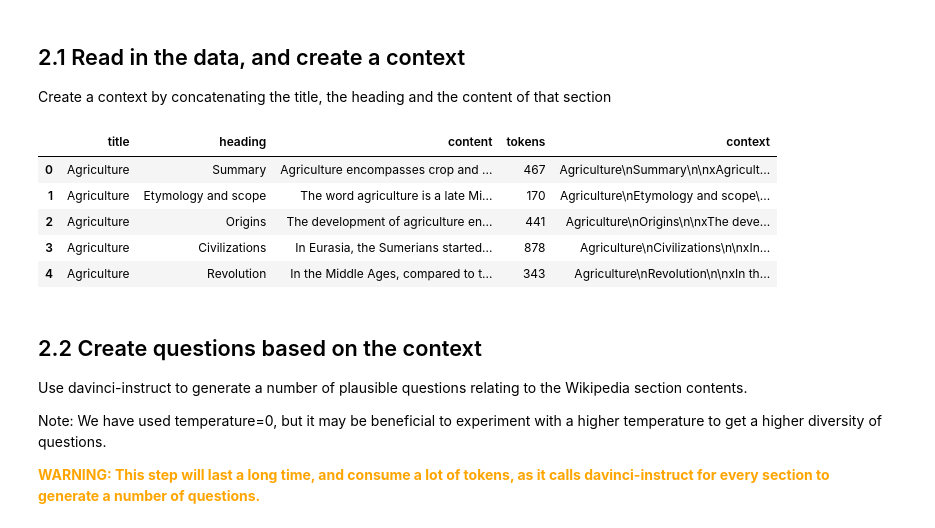
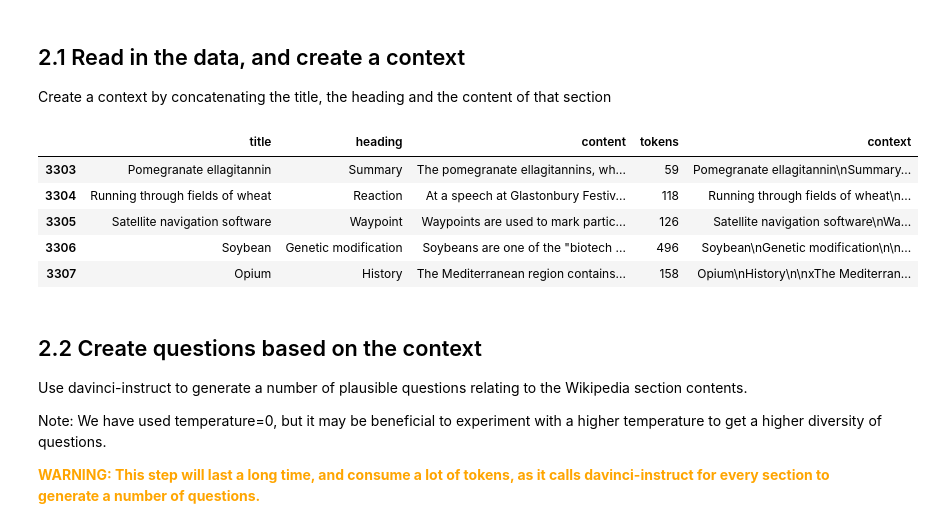
Before and after one commit to kuchiPie/Krishi-Guru, a Jupyter notebook: openai/olympics-2-create-qa.ipynb, the cells around one changed output. Saved outputs shown, nothing was run; the diff lists cells and outputs as text; code cells hidden in the pictures.

```diff
--- a/openai/olympics-2-create-qa.ipynb
+++ b/openai/olympics-2-create-qa.ipynb
@@ -12,17 +12,17 @@ We're using the dataset created using the [previous notebook](olympics-1-collect
 Create a context by concatenating the title, the heading and the content of that section
 # %%
 import pandas as pd
-df = pd.read_csv('./data/agricultural_sections.csv')
+df = pd.read_csv('./data/data_splitted2.csv', index_col = [0])
 df['context'] = df.title + "\n" + df.heading + "\n\nx" + df.content
 
 df.head()
 # %% [output]
 |  | title | heading | content | tokens | context |
-| 0 | Agriculture | Summary | Agriculture encompasses crop and ... | 467 | Agriculture\nSummary\n\nxAgricult... |
-| 1 | Agriculture | Etymology and scope | The word agriculture is a late Mi... | 170 | Agriculture\nEtymology and scope\... |
-| 2 | Agriculture | Origins | The development of agriculture en... | 441 | Agriculture\nOrigins\n\nxThe deve... |
-| 3 | Agriculture | Civilizations | In Eurasia, the Sumerians started... | 878 | Agriculture\nCivilizations\n\nxIn... |
-| 4 | Agriculture | Revolution | In the Middle Ages, compared to t... | 343 | Agriculture\nRevolution\n\nxIn th... |
+| 3303 | Pomegranate ellagitannin | Summary | The pomegranate ellagitannins, wh... | 59 | Pomegranate ellagitannin\nSummary... |
+| 3304 | Running through fields of wheat | Reaction | At a speech at Glastonbury Festiv... | 118 | Running through fields of wheat\n... |
+| 3305 | Satellite navigation software | Waypoint | Waypoints are used to mark partic... | 126 | Satellite navigation software\nWa... |
+| 3306 | Soybean | Genetic modification | Soybeans are one of the "biotech ... | 496 | Soybean\nGenetic modification\n\n... |
+| 3307 | Opium | History | The Mediterranean region contains... | 158 | Opium\nHistory\n\nxThe Mediterran... |
 # %% [markdown]
 ## 2.2 Create questions based on the context
 Use davinci-instruct to generate a number of plausible questions relating to the Wikipedia section contents.
```
Also changed, not shown: parts of 7 cells of this notebook, 11 other files.
